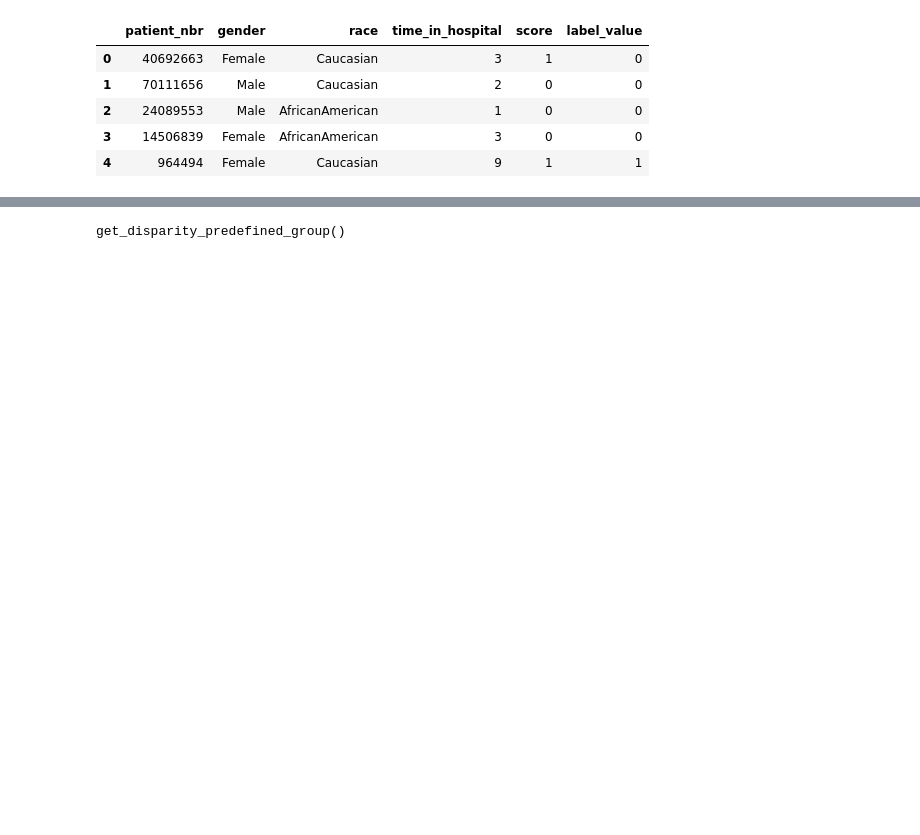
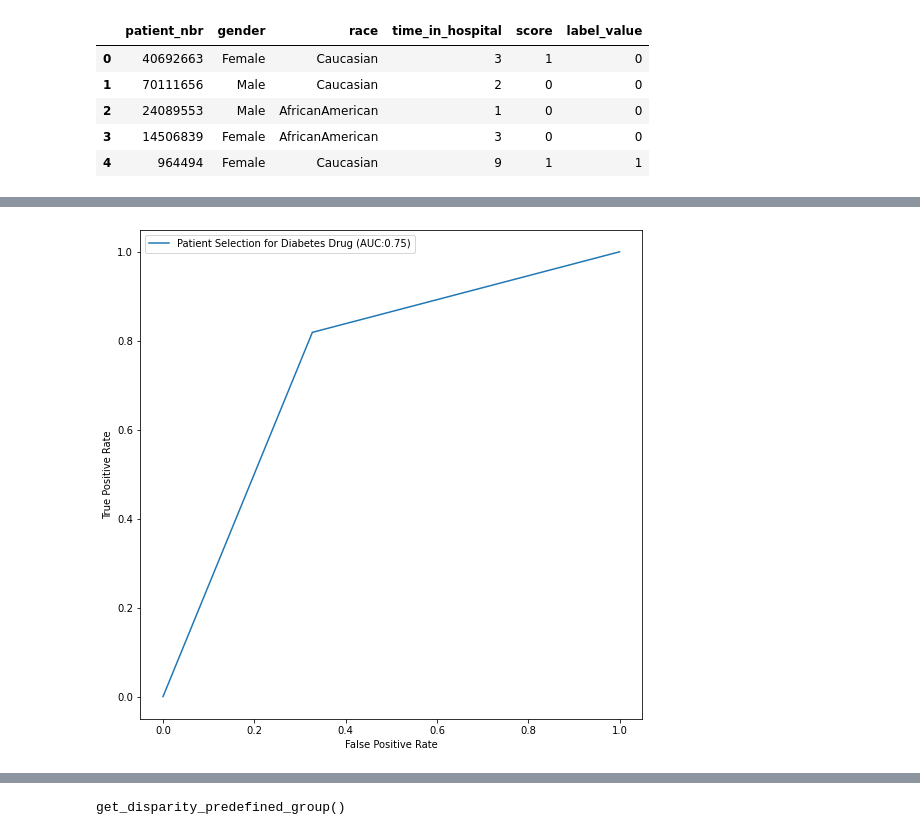
Before and after one commit to iDataist/Patient-Selection-for-Diabetes-Drug-Testing, a Jupyter notebook: src/patient_selection.ipynb, the cells around one changed output, grey strips where cells are left out. Cells and saved outputs as stored; diff of their text form; code cells hidden in the pictures; blank space fills up the shorter version.

```diff
--- a/src/patient_selection.ipynb
+++ b/src/patient_selection.ipynb
@@ -861,0 +753,12 @@ roc_auc_score: 0.7509455244001677
+# %%
+def plot_auc(t_y, p_y):
+    fig, c_ax = plt.subplots(1,1, figsize = (9, 9))
+    fpr, tpr, thresholds = roc_curve(t_y, p_y)
+    c_ax.plot(fpr, tpr, label = '%s (AUC:%0.2f)'  % ('Patient Selection for Diabetes Drug', auc(fpr, tpr)))
+    c_ax.legend()
+    c_ax.set_xlabel('False Positive Rate')
+    c_ax.set_ylabel('True Positive Rate')
+
+plot_auc(y_true, y_pred)
+# %% [output]
+[figure, added]
```
Also changed, not shown: parts of 121 cells of this notebook, 3 other files.
